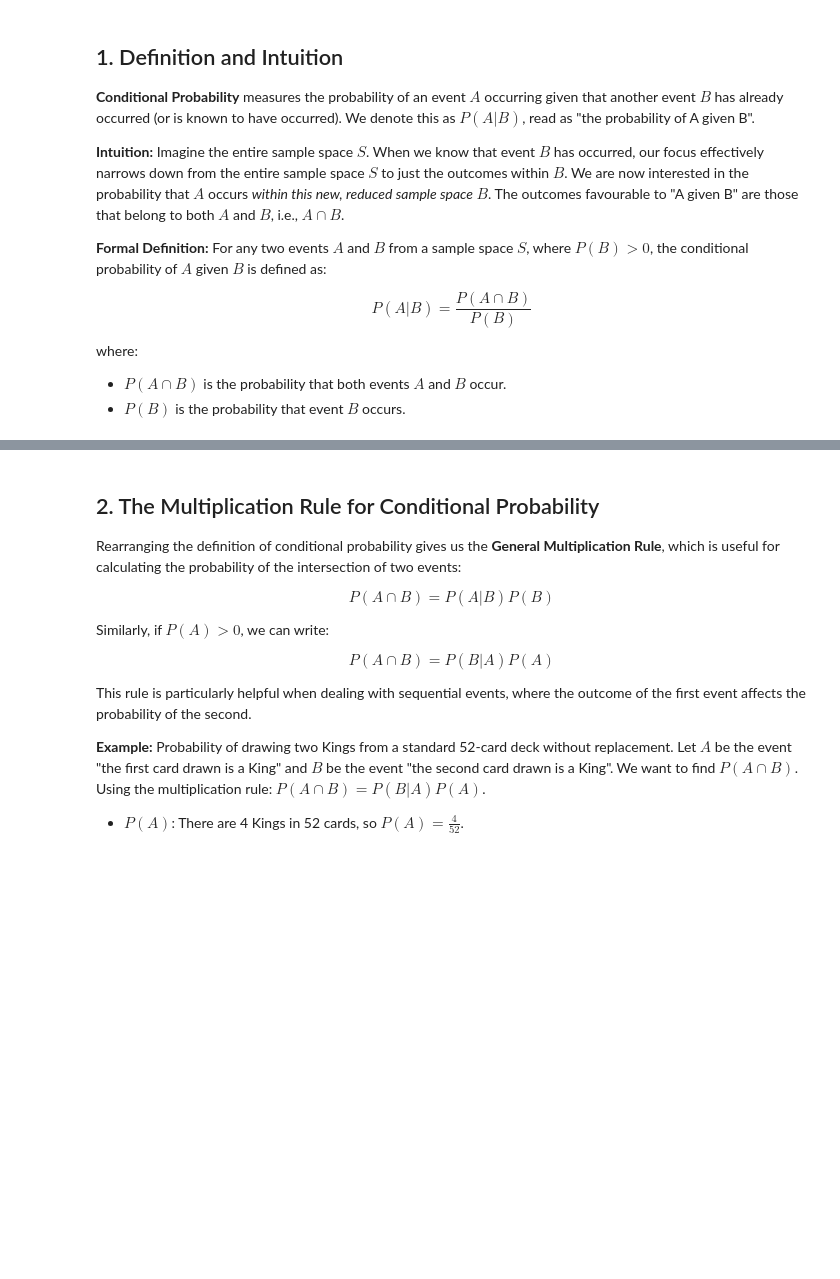
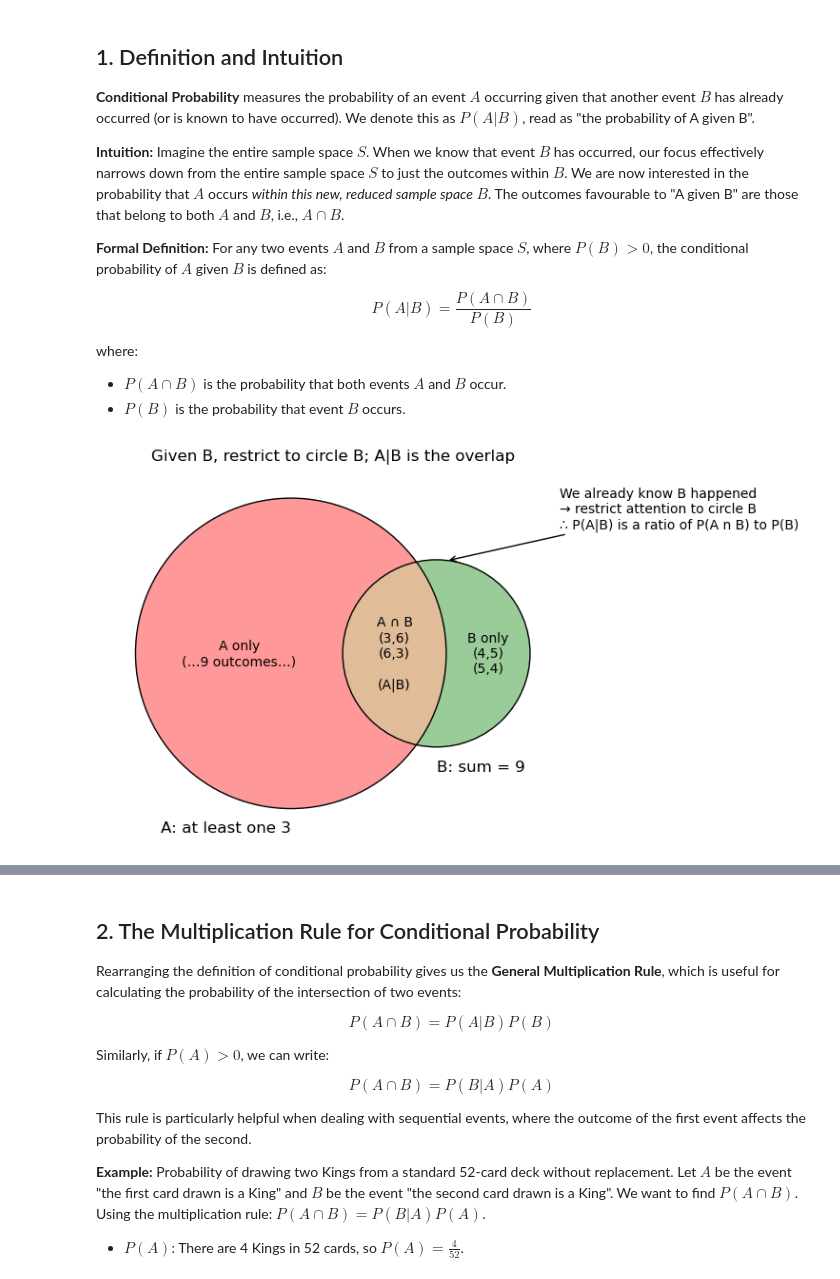
Before and after one commit to snowch/learn_probability, a Jupyter notebook: chapter_04.ipynb, the cells around one changed output, grey strips where cells are left out. Drawn from its saved outputs; the diff is of its cells as text; code cells hidden in the pictures; blank space fills up the shorter version.

```diff
--- a/chapter_04.ipynb
+++ b/chapter_04.ipynb
@@ -23,46 +23,37 @@ where:
 from pathlib import Path
 import matplotlib.pyplot as plt
 from matplotlib_venn import venn2, venn2_circles
-
-def find_book_root(start: Path) -> Path:
-    start = start.resolve()
-    for p in [start, *start.parents]:
-        if (p / "myst.yml").exists():
-            return p
-    raise FileNotFoundError("Couldn't find _config.yml; run from within the book repo.")
-
-book_root = find_book_root(Path.cwd())
-static_dir = book_root / "_static"
-static_dir.mkdir(parents=True, exist_ok=True)
-
-out = static_dir / "venn_dice_A_given_B.svg"
-out.parent.mkdir(parents=True, exist_ok=True)
 
 fig = plt.figure(figsize=(7, 4.5))
 v = venn2(subsets=(9, 2, 2), set_labels=('A: at least one 3', 'B: sum = 9'))
 venn2_circles(subsets=(9, 2, 2), linestyle='solid', linewidth=1)
 
 lab = v.get_label_by_id('11')
 if lab is not None:
     lab.set_text('A ∩ B\n(3,6)\n(6,3)\n\n(A|B)')
 
 lab = v.get_label_by_id('01')
 if lab is not None:
     lab.set_text('B only\n(4,5)\n(5,4)')
 
 lab = v.get_label_by_id('10')
 if lab is not None:
     lab.set_text('A only\n(…9 outcomes…)')
 
 plt.title('Given B, restrict to circle B; A|B is the overlap')
 plt.annotate(
     'We already know B happened\n→ restrict attention to circle B\n\u2234 P(A|B) is a ratio of P(A n B) to P(B)',
     xy=(0.75, .75), xycoords='axes fraction',
     xytext=(1, 0.95), textcoords='axes fraction',
     arrowprops=dict(arrowstyle='->', lw=1),
     ha='left', va='top'
 )
 plt.tight_layout()
 
-fig.savefig(out, format="svg", bbox_inches="tight")
-plt.close(fig)
+# fig.savefig(out, format="svg", bbox_inches="tight")
+# glue("venn_dice_A_given_B", fig, display=False)
+
+# plt.show()
+# plt.close(fig)
+# %% [output]
+[figure, added]
```
Also changed, not shown: parts of 2 cells of this notebook.
